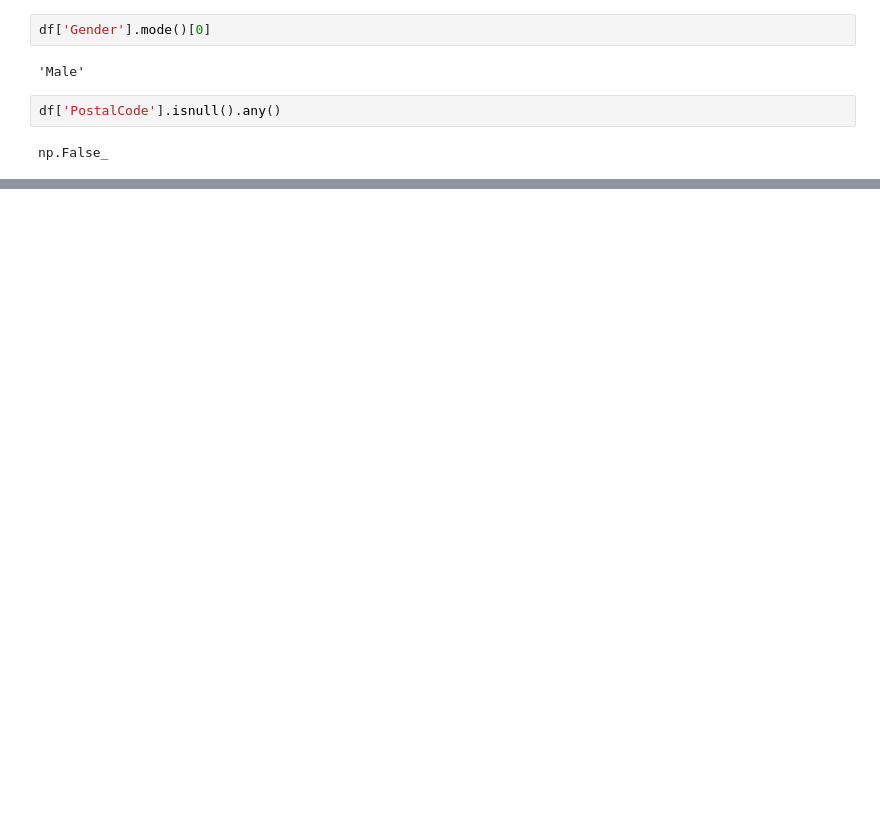
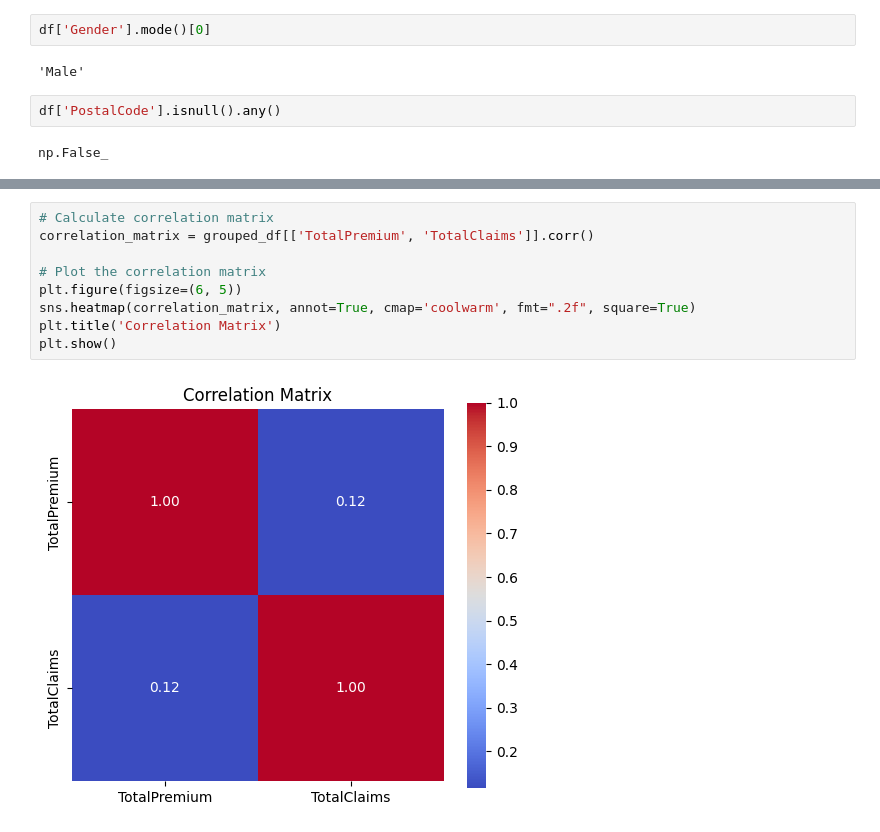
Before and after one commit to abrehamashebir/MachineLearningRating, a Jupyter notebook: notebooks/insurance.ipynb, the cells around one changed output, grey strips where cells are left out. Cells and saved outputs as stored; diff of their text form; blank space fills up the shorter version.

```diff
--- a/notebooks/insurance.ipynb
+++ b/notebooks/insurance.ipynb
@@ -146,0 +272,11 @@ np.False_
+# %%
+# Calculate correlation matrix
+correlation_matrix = grouped_df[['TotalPremium', 'TotalClaims']].corr()
+
+# Plot the correlation matrix
+plt.figure(figsize=(6, 5))
+sns.heatmap(correlation_matrix, annot=True, cmap='coolwarm', fmt=".2f", square=True)
+plt.title('Correlation Matrix')
+plt.show()
+# %% [output]
+[figure, added]
```
Also changed, not shown: parts of 24 cells of this notebook.
